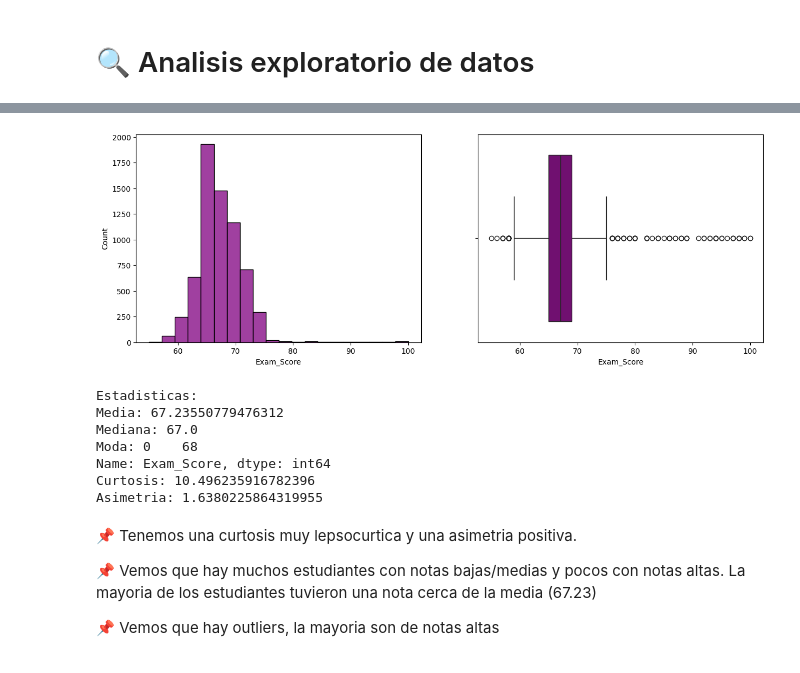
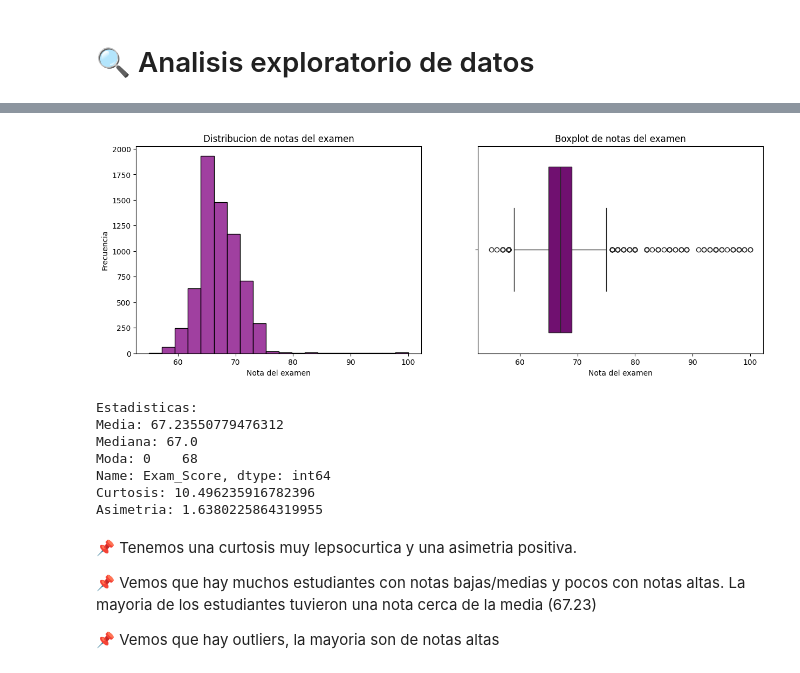
Before and after one commit to LuqGon/student_performance_factor-dsproject, a Jupyter notebook: student_performance_factors.ipynb, the cells around one changed output, grey strips where cells are left out. Drawn from its saved outputs; the diff is of its cells as text; code cells hidden in the pictures.

```diff
--- a/student_performance_factors.ipynb
+++ b/student_performance_factors.ipynb
@@ -254,21 +254,26 @@ For example, when doing 'df[col].method(value, inplace=True)', try using 'df.met
 # %%
 fig, axes = plt.subplots(1, 2, figsize=(15,5))
 sns.histplot(data=df, x="Exam_Score", bins=20, ax=axes[0], color="purple")
 sns.boxplot(data=df, x="Exam_Score", ax=axes[1], color="purple")
+axes[0].set_title("Distribucion de notas del examen")
+axes[0].set_xlabel("Nota del examen")
+axes[0].set_ylabel("Frecuencia")
+axes[1].set_title("Boxplot de notas del examen")
+axes[1].set_xlabel("Nota del examen")
 plt.show()
 media = df["Exam_Score"].mean()
 mediana = df["Exam_Score"].median()
 moda = df["Exam_Score"].mode()
 curtosis = df["Exam_Score"].kurt()
 asimetria = df["Exam_Score"].skew()
 print("Estadisticas: ")
 print(f"Media: {media}")
 print(f"Mediana: {mediana}")
 print(f"Moda: {moda}")
 print(f"Curtosis: {curtosis}")
 print(f"Asimetria: {asimetria}")
 # %% [output]
-[figure, old version]
+[figure, new version]
 Estadisticas:
 Media: 67.23550779476312
 Mediana: 67.0
```
Also changed, not shown: parts of 13 cells of this notebook.
